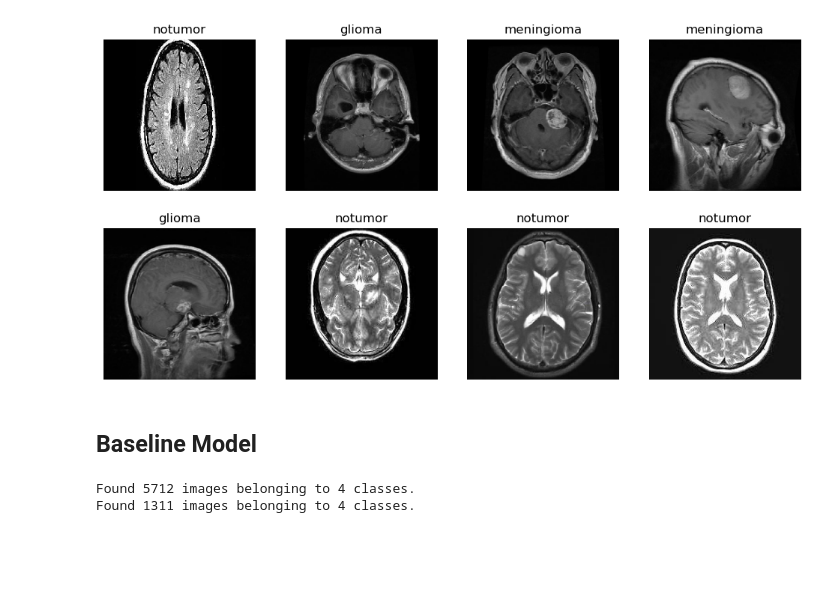
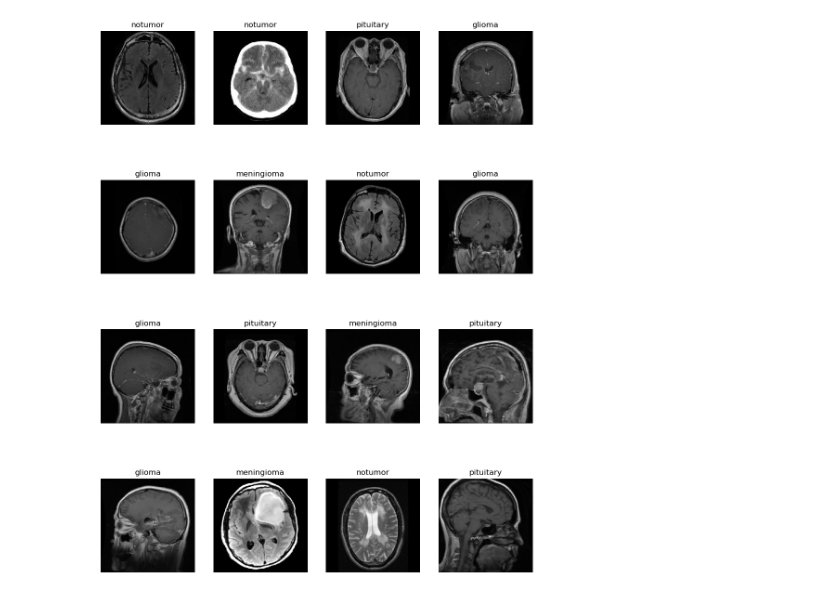
Before and after one commit to emgerber88/brain_tumor_CNN_classifier, a Jupyter notebook: Brain_Tumor_CNN_Modeling.ipynb, the cells around one changed output. Drawn from its saved outputs; the diff is of its cells as text; code cells hidden in the pictures; blank space fills up the shorter version.

```diff
--- a/Brain_Tumor_CNN_Modeling.ipynb
+++ b/Brain_Tumor_CNN_Modeling.ipynb
@@ -45,6 +113,5 @@ pd.set_option('max_colwidth', 400)
 # %%
-labels = ['pituitary', 'notumor', 'meningioma', 'glioma']
-train_dir = '/Users/eli/Desktop/brain_tumor_CNN_classifier/data/Training/'
+labels = ['pituitary', 'notumor', 'meningioma', 'glioma', 'other']
 
 X_train = []
 y_train = []
@@ -55,8 +122,3 @@ for label in labels:
         y_train.append(label)
 
 X_train, y_train = shuffle(X_train, y_train)
-
-tumor_train_df = pd.concat([pd.Series(X_train, name = 'paths'),
-                            pd.Series(y_train, name = 'label')],
-                            axis = 1)
-tumor_train_df
@@ -138,51 +205,28 @@ tumor_test_df['label'].value_counts().plot(kind = 'bar');
 # %%
 # with gratitude to MD Mushfirat Mohaimin for this code
 # https://www.kaggle.com/code/mushfirat/brain-tumor-classification-accuracy-96
 
 IMAGE_SIZE = (224, 224)
-batch_size = 32
 
 def open_images(paths):
     '''
     Given a list of paths to images, this function returns the images as arrays.
     '''
     images = []
     for path in paths:
         image = load_img(path, target_size=IMAGE_SIZE)
         images.append(image)
     return np.array(images, dtype=object)
 
-images = open_images(X_train[50:59])
-labels = y_train[50:59]
-fig = plt.figure(figsize=(12, 6))
-for x in range(1, 9):
-    fig.add_subplot(2, 4, x)
+images = open_images(X_train[50:67])
+labels = y_train[50:67]
+fig = plt.figure(figsize=(12, 16))
+for x in range(1, 17):
+    fig.add_subplot(4, 4, x)
     plt.axis('off')
     plt.title(labels[x])
     plt.imshow(images[x])
 plt.rcParams.update({'font.size': 12})
 plt.show()
 # %% [output]
-[figure, old version]
+[figure, new version]
-# %% [markdown]
-## Baseline Model
-# %%
-train_datagen_baseline = ImageDataGenerator(rescale=1./255)
-test_datagen_baseline = ImageDataGenerator(rescale=1./255)
-
-train_generator_baseline = train_datagen_baseline.flow_from_directory(
-        train_dir,
-        target_size=IMAGE_SIZE,
-        batch_size=batch_size,
-        class_mode='categorical',
-        color_mode='grayscale')
-
-test_generator_baseline = test_datagen_baseline.flow_from_directory(
-        test_dir,
-        target_size=IMAGE_SIZE,
-        batch_size=batch_size,
-        class_mode='categorical',
-        color_mode='grayscale')
-# %% [output]
-Found 5712 images belonging to 4 classes.
-Found 1311 images belonging to 4 classes.
```
Also changed, not shown: parts of 24 cells of this notebook.
